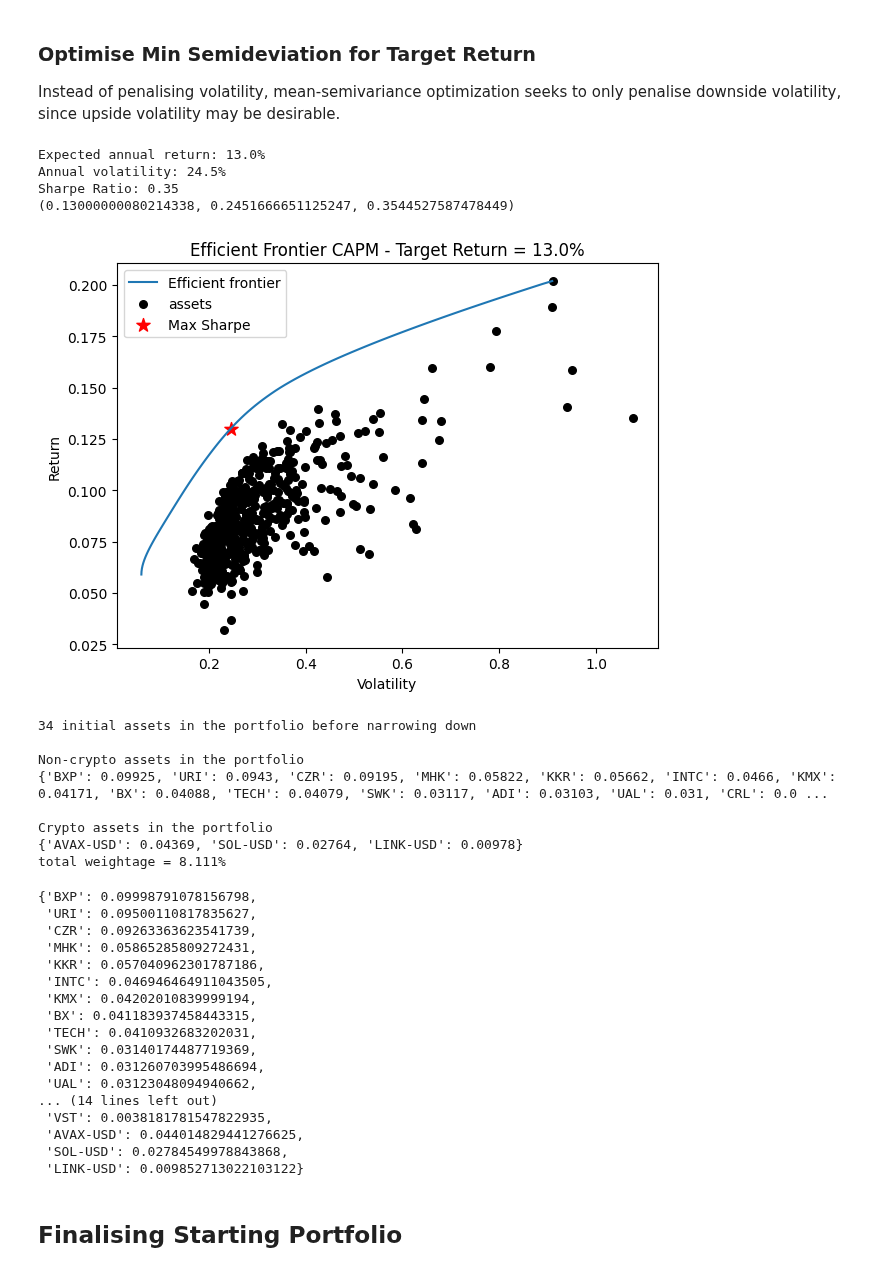
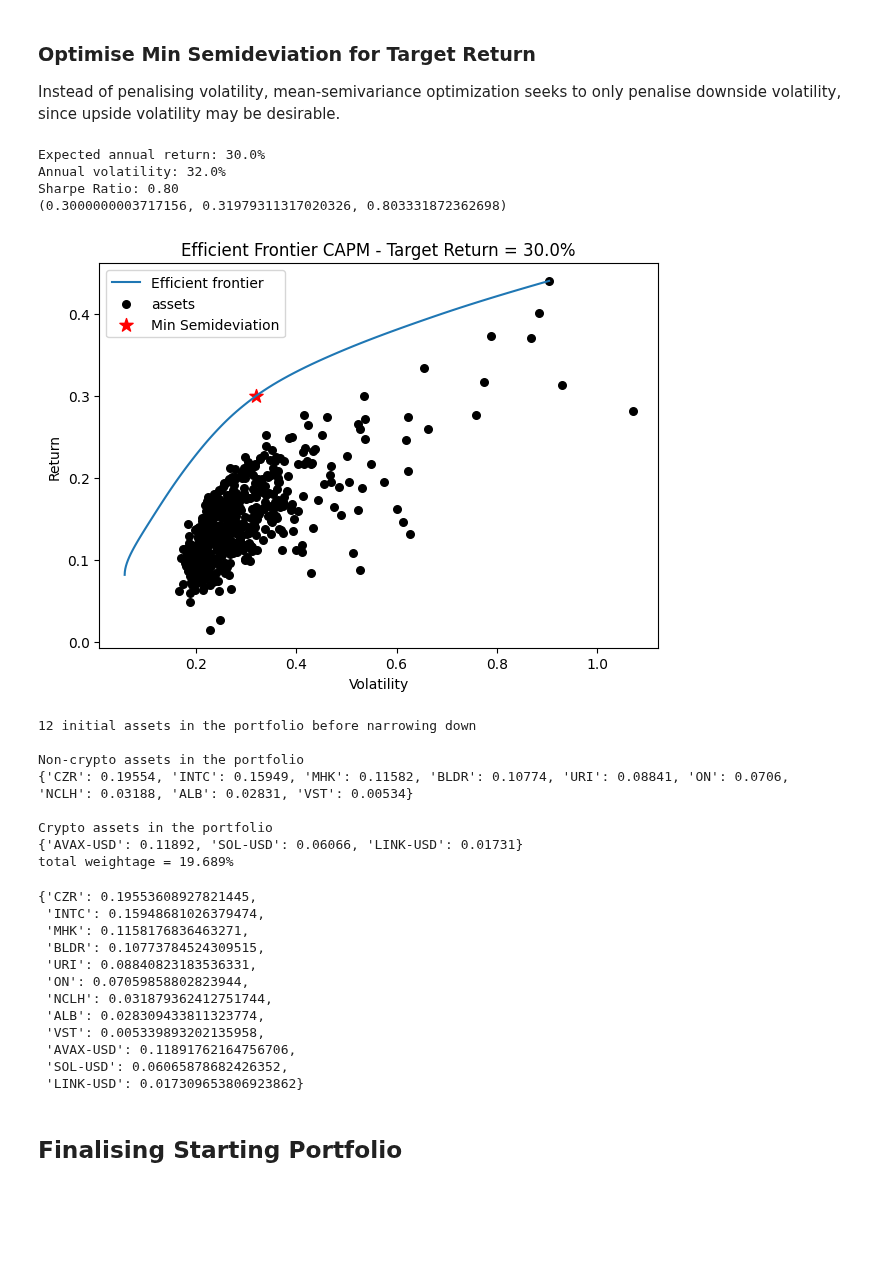
Before and after one commit to shaeanneeu/cryptoto, a Jupyter notebook: notebooks/jw_efficient_frontier.ipynb, the cells around one changed output. Drawn from its saved outputs; the diff is of its cells as text; code cells hidden in the pictures; blank space fills up the shorter version.

```diff
--- a/notebooks/jw_efficient_frontier.ipynb
+++ b/notebooks/jw_efficient_frontier.ipynb
@@ -20,14 +20,22 @@ from pypfopt import risk_models, expected_returns, plotting
 sp500_prices = pd \
     .read_csv("../data/raw/tessa_sp500_prices.csv") \
     .drop(columns=['GEV', 'SOLV', 'SW']) \
-    .iloc[: , 1:] \
-    .set_index("date", inplace=False)
+    .iloc[: , 1:]
+# Filter date to be between 1st mar 2024 to 28 feb 2025
+sp500_prices = sp500_prices[
+    (sp500_prices["date"] >= "2024-03-01") &
+    (sp500_prices["date"] <= "2025-02-28")
+].set_index("date", inplace=False)
 
 # Load NCI prices
 nci_prices = pd \
     .read_csv("../data/raw/tessa_nci_prices.csv") \
-    .iloc[: , 1:] \
-    .set_index("date", inplace=False)
+    .iloc[: , 1:]
+# Filter date to be between 1st mar 2024 to 28 feb 2025
+nci_prices = nci_prices[
+    (nci_prices["date"] >= "2024-03-01") &
+    (nci_prices["date"] <= "2025-02-28")
+].set_index("date", inplace=False)
 
 # Left join on S&P
 data = pd.merge(sp500_prices, nci_prices, on="date", how="left")
@@ -390,64 +382,59 @@ Instead of penalising volatility, mean-semivariance optimization seeks to only p
 # %%
 # Instantiate EF problem
 ef = EfficientFrontier(mu, S,
     solver='SCS',
     weight_bounds=(0,1)
 )
 
 # Generate plot
 fig, ax = plt.subplots()
 ef_min_semideviation_for_target_return = ef.deepcopy()
 plotting.plot_efficient_frontier(ef, ax=ax, show_assets=True)
 
 # Find the tangency portfolio
-target_return = 0.13
+target_return = 0.3
 w = ef_min_semideviation_for_target_return.efficient_return(target_return=target_return)
 ret_tangent, std_tangent, _ = ef_min_semideviation_for_target_return.portfolio_performance(risk_free_rate=0.0431)
-ax.scatter(std_tangent, ret_tangent, marker="*", s=100, c="r", label="Max Sharpe")
+ax.scatter(std_tangent, ret_tangent, marker="*", s=100, c="r", label="Min Semideviation")
 
 # Log performance
 print(ef_min_semideviation_for_target_return.portfolio_performance(risk_free_rate=0.0431,verbose=True))
 
 # Output
 ax.set_title(f"Efficient Frontier CAPM - Target Return = {target_return*100}%")
 ax.legend()
 plt.tight_layout()
 plt.savefig("ef_scatter.png", dpi=200)
 plt.show()
 # %% [output]
-Expected annual return: 13.0%
-Annual volatility: 24.5%
-Sharpe Ratio: 0.35
-(0.13000000080214338, 0.2451666651125247, 0.3544527587478449)
+Expected annual return: 30.0%
+Annual volatility: 32.0%
+Sharpe Ratio: 0.80
+(0.3000000003717156, 0.31979311317020326, 0.803331872362698)
-[figure, old version]
+[figure, new version]
 # %%
 get_clean_weights_portfolio(ef_min_semideviation_for_target_return,narrow_down=30)
 # %% [output]
-34 initial assets in the portfolio before narrowing down
+12 initial assets in the portfolio before narrowing down
 
 Non-crypto assets in the portfolio
-{'BXP': 0.09925, 'URI': 0.0943, 'CZR': 0.09195, 'MHK': 0.05822, 'KKR': 0.05662, 'INTC': 0.0466, 'KMX': 0.04171, 'BX': 0.04088, 'TECH': 0.04079, 'SWK': 0.03117, 'ADI': 0.03103, 'UAL': 0.031, 'CRL': 0.0 ...
+{'CZR': 0.19554, 'INTC': 0.15949, 'MHK': 0.11582, 'BLDR': 0.10774, 'URI': 0.08841, 'ON': 0.0706, 'NCLH': 0.03188, 'ALB': 0.02831, 'VST': 0.00534}
 
 Crypto assets in the portfolio
-{'AVAX-USD': 0.04369, 'SOL-USD': 0.02764, 'LINK-USD': 0.00978}
-total weightage = 8.111%
+{'AVAX-USD': 0.11892, 'SOL-USD': 0.06066, 'LINK-USD': 0.01731}
+total weightage = 19.689%
-{'BXP': 0.09998791078156798,
- 'URI': 0.09500110817835627,
- 'CZR': 0.09263363623541739,
- 'MHK': 0.05865285809272431,
- 'KKR': 0.057040962301787186,
- 'INTC': 0.046946464911043505,
- 'KMX': 0.04202010839999194,
- 'BX': 0.041183937458443315,
- 'TECH': 0.0410932683202031,
- 'SWK': 0.03140174487719369,
- 'ADI': 0.031260703995486694,
- 'UAL': 0.03123048094940662,
-... (14 lines left out)
- 'VST': 0.0038181781547822935,
- 'AVAX-USD': 0.044014829441276625,
- 'SOL-USD': 0.02784549978843868,
- 'LINK-USD': 0.009852713022103122}
+{'CZR': 0.19553608927821445,
+ 'INTC': 0.15948681026379474,
+ 'MHK': 0.1158176836463271,
+ 'BLDR': 0.10773784524309515,
+ 'URI': 0.08840823183536331,
+ 'ON': 0.07059858802823944,
+ 'NCLH': 0.031879362412751744,
+ 'ALB': 0.028309433811323774,
+ 'VST': 0.005339893202135958,
+ 'AVAX-USD': 0.11891762164756706,
+ 'SOL-USD': 0.06065878682426352,
+ 'LINK-USD': 0.017309653806923862}
 # %% [markdown]
 ## Finalising Starting Portfolio
 # %% [markdown]
```
Also changed, not shown: parts of 14 cells of this notebook, 6 other files.
